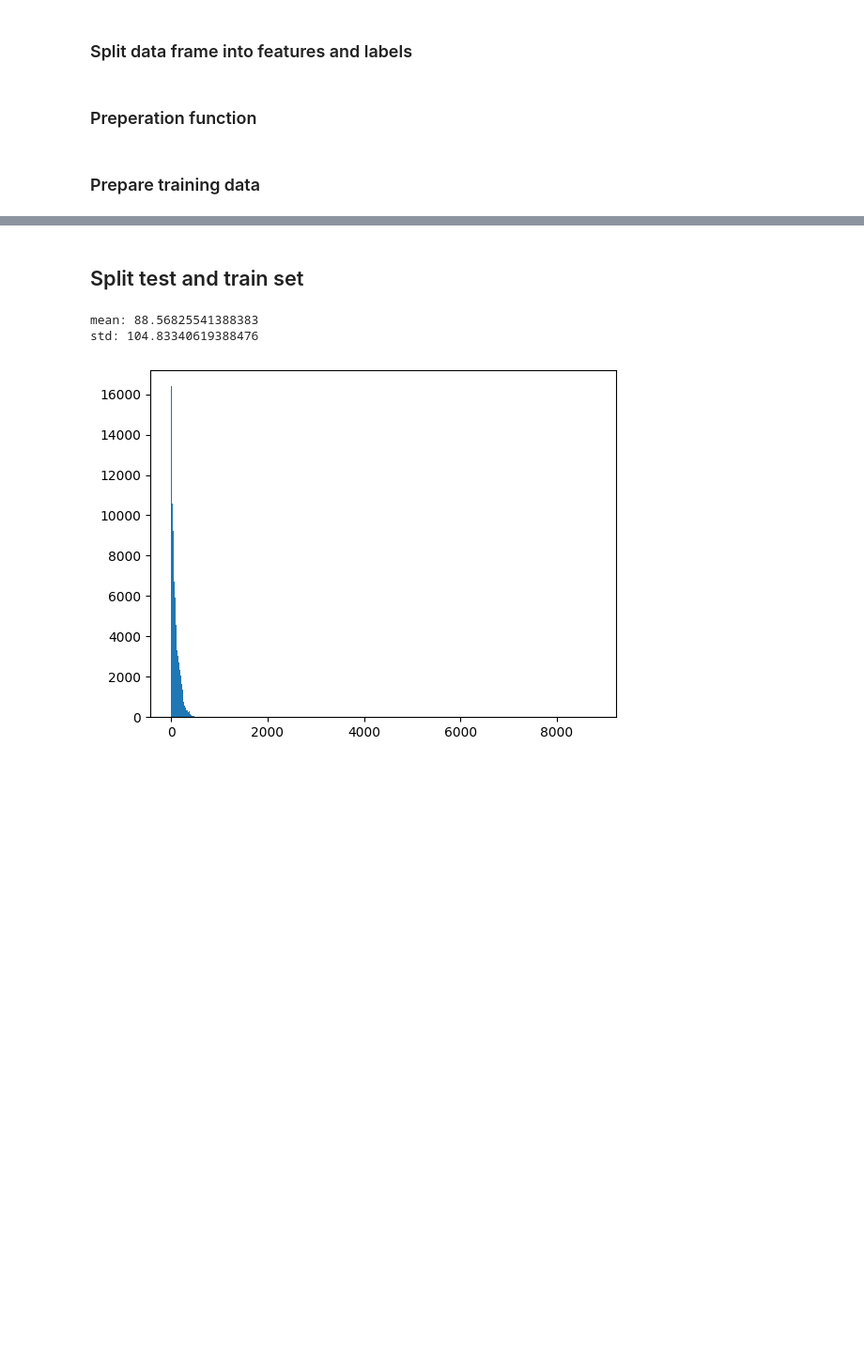
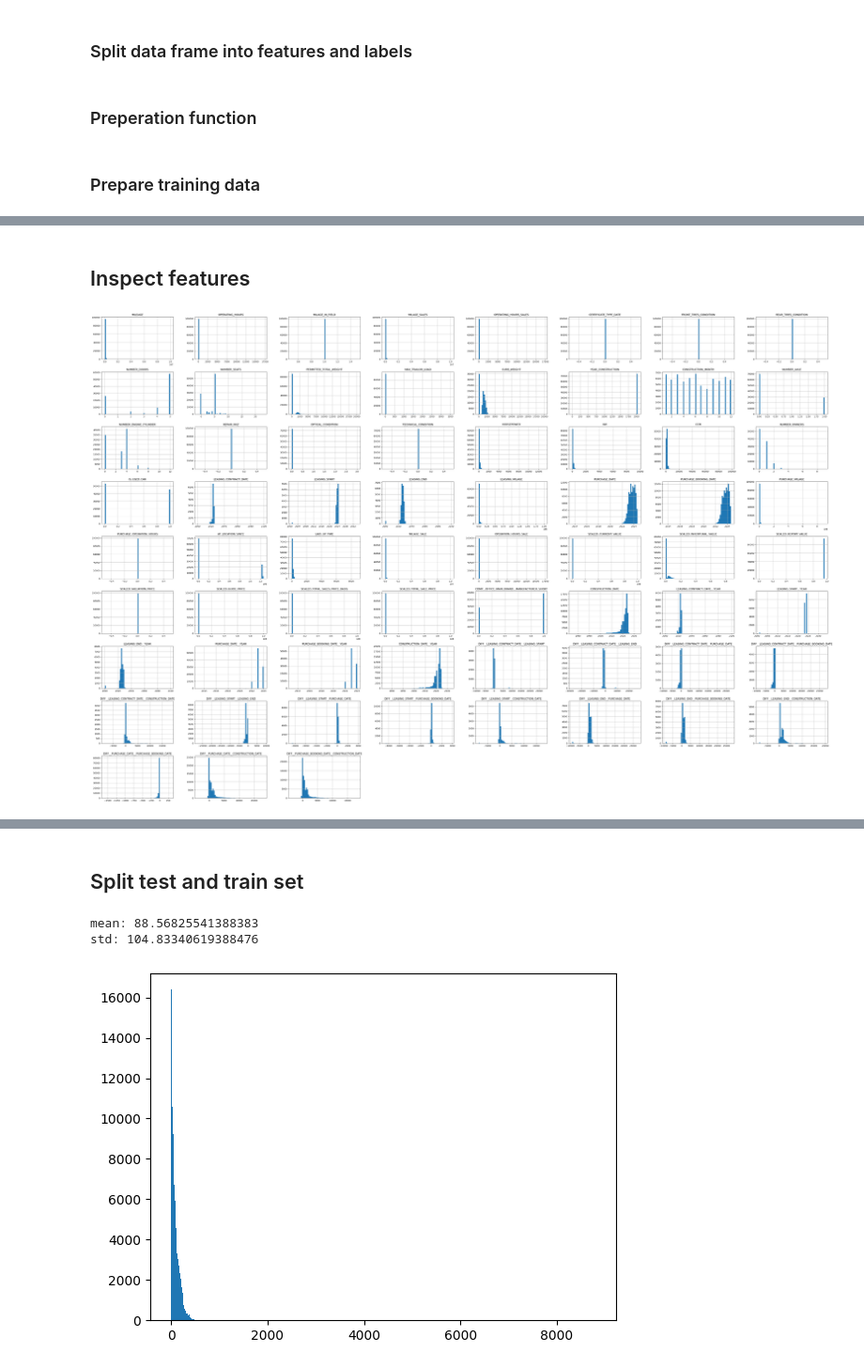
Before and after one commit to TurboThommy/ml4ds-end-to-end-project, a Jupyter notebook: scikit_learn_test.ipynb, the cells around one changed output, grey strips where cells are left out. Shown at 94% size. Drawn from its saved outputs; the diff is of its cells as text; code cells hidden in the pictures; blank space fills up the shorter version.

```diff
--- a/scikit_learn_test.ipynb
+++ b/scikit_learn_test.ipynb
@@ -239,6 +238,17 @@ def add_custom_features(df: pd.DataFrame) -> pd.DataFrame:
         df_feat[f"{col}__WEEKDAY"] = df_feat[col].map(lambda date: weekday_idx_to_name(date.weekday()))\
             .astype(dtypes["str"])
 
+    # Time span between different date features
+    date_cols = df_feat.select_dtypes(include=dtypes["date"]).columns
+    for date_col_idx_a in range(len(date_cols)):
+        for date_col_idx_b in range(date_col_idx_a + 1, len(date_cols)):
+            date_col_a = date_cols[date_col_idx_a]
+            date_col_b = date_cols[date_col_idx_b]
+            df_feat[f"DIFF__{date_col_a}__{date_col_b}"] = \
+                (df_feat[date_col_a] - df_feat[date_col_b])\
+                .map(lambda diff: diff.days)\
+                .astype(dtypes["num"])
+
     return df_feat
 # %% [markdown]
 ### Split data frame into features and labels
@@ -254,8 +264,14 @@ def split_data_frame(df: pd.DataFrame) -> tuple[pd.DataFrame, pd.Series]:
 # %% [markdown]
 ### Preperation function
 # %%
-def prepare_data_frame(df: pd.DataFrame, is_training_data: bool) -> tuple[pd.DataFrame, pd.Series]:
+def prepare_data_frame(df: pd.DataFrame, is_training_data: bool) -> pd.DataFrame:
     df_prep = df.copy()
+
+    # YEAR_CONSTRUCTION Fix
+    df_prep["YEAR_CONSTRUCTION"] = df_prep["YEAR_CONSTRUCTION"].map(lambda x: np.nan if x == "M177" else x)
+
+    # Manual dtype correction
+    df_prep = correct_df_dtypes(df_prep)
 
     # Keep only unique rows
     df_prep = df_prep.drop_duplicates()
@@ -264,16 +280,11 @@ def prepare_data_frame(df: pd.DataFrame, is_training_data: bool) -> tuple[pd.Dat
     if is_training_data:
         df_prep = df_prep.dropna(subset=["LAID_UP_TIME"])
 
-    # Manual dtype correction
-    df_prep = correct_df_dtypes(df_prep)
-
     # Add custom features
     df_prep = add_custom_features(df_prep)
 
-    print(df_prep.info())
-
-    return split_data_frame(df_prep)
+    return df_prep
 # %% [markdown]
 ### Prepare training data
 # %%
-X, y = prepare_data_frame(df_train, is_training_data=True)
+df_prep = prepare_data_frame(df_train, is_training_data=True)
@@ -286,0 +309,7 @@ None
+# %% [markdown]
+## Inspect features
+# %%
+df_prep.hist(bins=64, figsize=(60, 40))
+plt.show()
+# %% [output]
+[figure, added]
```
Also changed, not shown: parts of 33 cells of this notebook, 2 other files.
